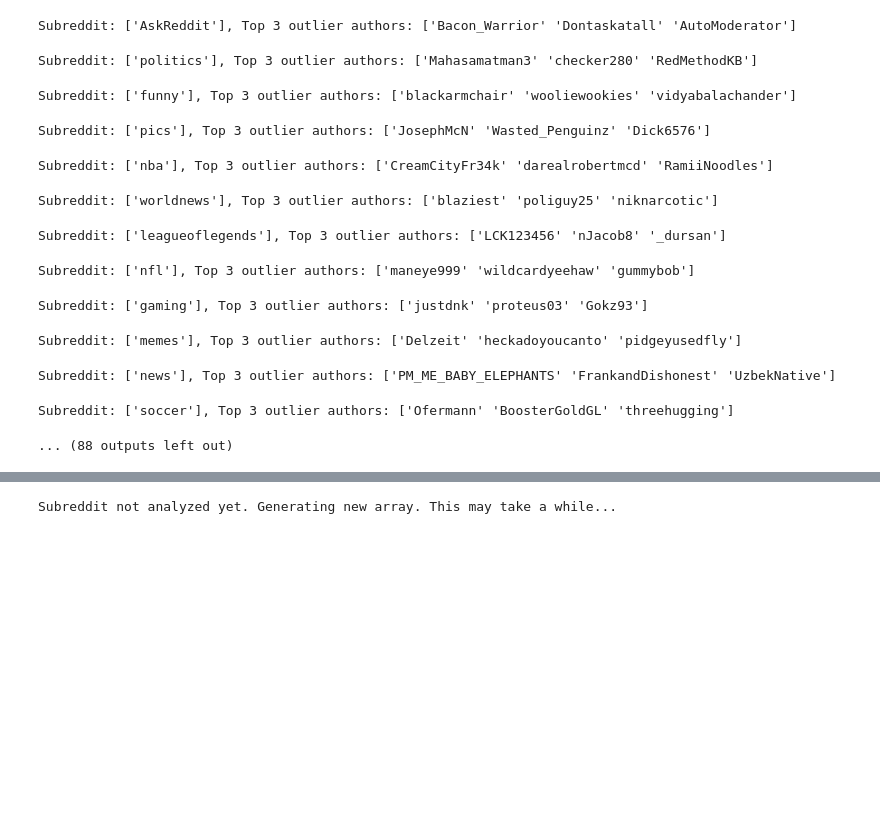
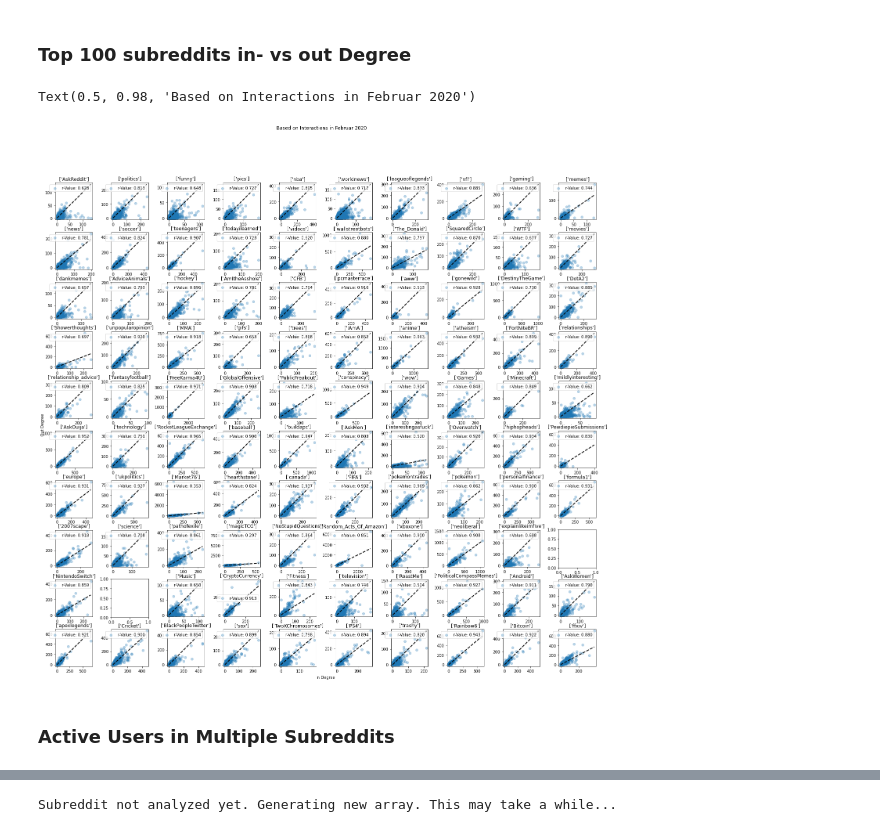
Before and after one commit to vneuhaus/InteractionNetworks, a Jupyter notebook: graph.ipynb, the cells around one changed output, grey strips where cells are left out. Cells and saved outputs as stored; diff of their text form; code cells hidden in the pictures; blank space fills up the shorter version.

```diff
--- a/graph.ipynb
+++ b/graph.ipynb
@@ -167,14 +63,9 @@ db = client.reddit
 start = 1577836800
 end = 1580515200
 
-def genDirNet(data, ):
-    G = nx.MultiDiGraph()
-    num_users = data.shape[0]
-    G.add_nodes_from(np.arange(num_users))
-    for index, row in enumerate(data):
-        if row[4] != -1 and not math.isnan(row[4]) and not math.isnan(row[3]):
-            G.add_edge(int(row[3]),row[4])
-    return G
+
+def getUTC(date):
+    return date.replace(tzinfo=datetime.timezone.utc).timestamp()
 
 def getPipeline(subreddit, start, end, limit=100000):
     pipeline = [
@@ -237,15 +128,19 @@ def getMyParents(df):
 
 def getData(db,subreddit,start,end,which,save=True):
     try:
-        data = np.load('./top100/first10000/{}_2020.npy'.format(subreddit), allow_pickle=True)
+        data = np.load('./top100/first1000000/{}_2020.npy'.format(subreddit), allow_pickle=True)
+        return data
     except:
-        print('Subreddit not analyzed yet. Generating new array. This may take a while...')
+        pass
+    try:
         df = getDataframe(db,subreddit,start,end,'comments')
         data = getMyParents(df)
         del(df)
         if save:
             np.save('./top100/first100000/{}_2020.npy'.format(subreddit), data)
-    return data
+        return data
+    except:
+        return None
 
 def getUTC(date):
     return date.replace(tzinfo=datetime.timezone.utc).timestamp()
@@ -268,38 +147,31 @@ def degree_histogram_directed(G, in_degree=False, out_degree=False):
+# %% [markdown]
+### Top 100 subreddits in- vs out Degree
 # %%
-subreddits = getTop(100, 'comments') #topsubreddits[:,0]
+subreddits = dh.getTop(client.reddit_statistics, 100, 'comments') #topsubreddits[:,0]
 fig, axis = plt.subplots(10,10)
 fig.set_figheight(20)
 fig.set_figwidth(20)
 #clr = ['tab:blue', 'tab:orange', 'tab:green','tab:red','tab:purple','tab:pink','tab:olive','tab:cyan']
 axis = axis.flatten()
 fig.tight_layout()
 fig.subplots_adjust(top=0.88)
 for idx, subreddit in tqdm(enumerate(subreddits)):
     if subreddit != ['distantsocializing'] and subreddit != ['RedditSessions']:
         data = getData(db,subreddit.item(),start,end,'comments')
-        G = genDirNet(data)
+        G = network.genDirNet(data)
         in_degr = np.array(G.in_degree())[:,1]
         out_degr = np.array(G.out_degree())[:,1]
         dist = np.abs(in_degr-out_degr)
         ind = np.argpartition(dist, -3)[-3:]
-        print('Subreddit: {}, Top 3 outlier authors: {}'.format(subreddit,data[ind,0]))
-        plotting.plotdegrees(in_degr, out_degr, axis[idx], color='tab:blue', subreddit=subreddit)
+        #print('Subreddit: {}, Top 3 outlier authors: {}'.format(subreddit,data[ind,0]))
+        plotting.plotdegrees(in_degr, out_degr, axis[idx], color='tab:blue', title=subreddit)
 fig.add_subplot(111, frameon=False)
 plt.tick_params(labelcolor='none', which='both', top=False, bottom=False, left=False, right=False)
 plt.xlabel('In Degree')
 plt.ylabel('Out Degree')
 fig.suptitle('Based on Interactions in Februar 2020')
 # %% [output]
-Subreddit: ['AskReddit'], Top 3 outlier authors: ['Bacon_Warrior' 'Dontaskatall' 'AutoModerator']
+Text(0.5, 0.98, 'Based on Interactions in Februar 2020')
-Subreddit: ['politics'], Top 3 outlier authors: ['Mahasamatman3' 'checker280' 'RedMethodKB']
-Subreddit: ['funny'], Top 3 outlier authors: ['blackarmchair' 'wooliewookies' 'vidyabalachander']
-Subreddit: ['pics'], Top 3 outlier authors: ['JosephMcN' 'Wasted_Penguinz' 'Dick6576']
-Subreddit: ['nba'], Top 3 outlier authors: ['CreamCityFr34k' 'darealrobertmcd' 'RamiiNoodles']
-Subreddit: ['worldnews'], Top 3 outlier authors: ['blaziest' 'poliguy25' 'niknarcotic']
-Subreddit: ['leagueoflegends'], Top 3 outlier authors: ['LCK123456' 'nJacob8' '_dursan']
-Subreddit: ['nfl'], Top 3 outlier authors: ['maneye999' 'wildcardyeehaw' 'gummybob']
-Subreddit: ['gaming'], Top 3 outlier authors: ['justdnk' 'proteus03' 'Gokz93']
-Subreddit: ['memes'], Top 3 outlier authors: ['Delzeit' 'heckadoyoucanto' 'pidgeyusedfly']
-Subreddit: ['news'], Top 3 outlier authors: ['PM_ME_BABY_ELEPHANTS' 'FrankandDishonest' 'UzbekNative']
-Subreddit: ['soccer'], Top 3 outlier authors: ['Ofermann' 'BoosterGoldGL' 'threehugging']
-... (88 outputs left out)
+[figure, added]
+# %% [markdown]
+### Active Users in Multiple Subreddits
```
Also changed, not shown: parts of 15 cells of this notebook, 5 other files.
